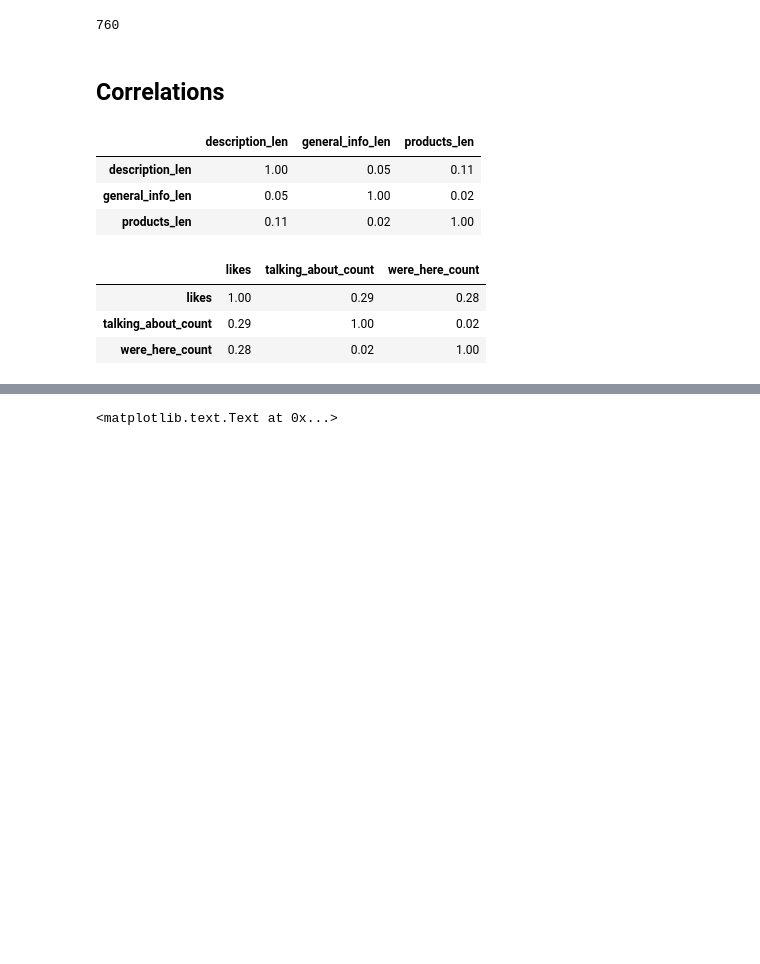
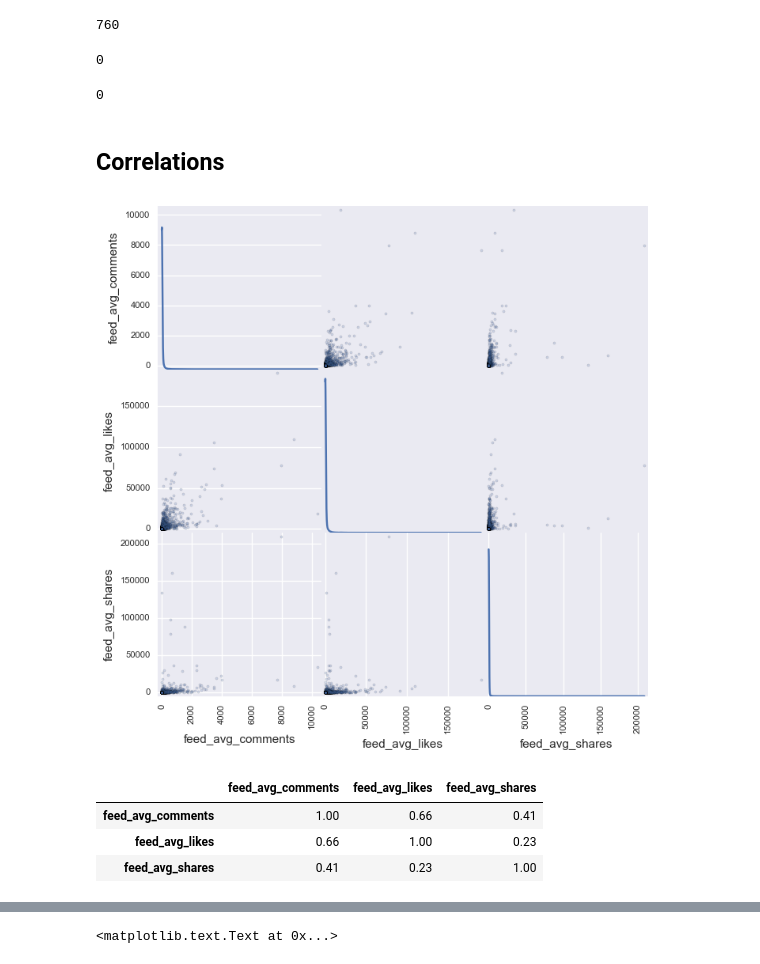
Before and after one commit to liadwg/data_mining_workshop, a Jupyter notebook: like_prediction_workshop_salame.ipynb, the cells around one changed output, grey strips where cells are left out. Saved outputs shown, nothing was run; the diff lists cells and outputs as text; code cells hidden in the pictures; blank space fills up the shorter version.

```diff
--- a/like_prediction_workshop_salame.ipynb
+++ b/like_prediction_workshop_salame.ipynb
@@ -532,21 +607,44 @@ sns.plt.show()
  all_data[all_data['likes'] > 1500000].shape[0]
 # %% [output]
 760
+# %%
+all_data[all_data['photo_distinct_uploaders'] > 1].shape[0]
+# %% [output]
+0
+# %%
+all_data[all_data['has_profile_photo'] < 1].shape[0]
+# %% [output]
+0
 # %% [markdown]
 ## Correlations
 # %%
-detail_variables = ['description_len', 'general_info_len', 'products_len']
-all_data[detail_variables].corr()
+# detail_variables = ['description_len', 'general_info_len', 'products_len']
+# all_data[detail_variables].corr()
-# %% [output]
-|  | description_len | general_info_len | products_len |
-| description_len | 1.00 | 0.05 | 0.11 |
-| general_info_len | 0.05 | 1.00 | 0.02 |
-| products_len | 0.11 | 0.02 | 1.00 |
-# %%
-interaction_variables = ['likes', 'talking_about_count', 'were_here_count'] #'fanCount',
-all_data[interaction_variables].corr()
-# %% [output]
-|  | likes | talking_about_count | were_here_count |
-| likes | 1.00 | 0.29 | 0.28 |
-| talking_about_count | 0.29 | 1.00 | 0.02 |
-| were_here_count | 0.28 | 0.02 | 1.00 |
+# %%
+def show_correlation(columns):
+    data = all_data[columns]
+#     data.corr()
+    pd.tools.plotting.scatter_matrix(data, alpha = 0.2, figsize = (8,8), diagonal = 'kde')
+    plt.show()
+# %%
+interaction_variables = ['likes', 'talking_about_count', 'were_here_count'] #'fanCount',
+photo_tags =['photo_avg_people_tagged_per_photo', 'photo_avg_people_tagged_per_photo_with_more_than_zero']
+feed_tags = ['feed_avg_with_tagged_per_post', 'feed_avg_with_tagged_per_post_with_more_than_zero',
+             'feed_avg_people_tagged_per_post', 'feed_avg_people_tagged_per_post_with_more_than_zero']
+photo_likes = ['photo_max_like', 'photo_min_like', 'photo_avg_likes_per_photo']
+feed_interactions = ['feed_avg_comments', 'feed_avg_likes', 'feed_avg_shares']
+feed_categories = ['feed_number_of_added_photos_category','feed_number_of_different_months_for_post',
+                   'feed_number_of_null_category', u'feed_number_of_other_categories','feed_number_of_shared_story_category']
+
+
+
+show_correlation(feed_interactions)
+all_data[feed_interactions].corr()
+# show_correlation(photo_likes)
+# all_data[feed_tags].corr()
+# %% [output]
+[figure, added]
+|  | feed_avg_comments | feed_avg_likes | feed_avg_shares |
+| feed_avg_comments | 1.00 | 0.66 | 0.41 |
+| feed_avg_likes | 0.66 | 1.00 | 0.23 |
+| feed_avg_shares | 0.41 | 0.23 | 1.00 |
```
Also changed, not shown: parts of 7 cells of this notebook, 1 other file.
